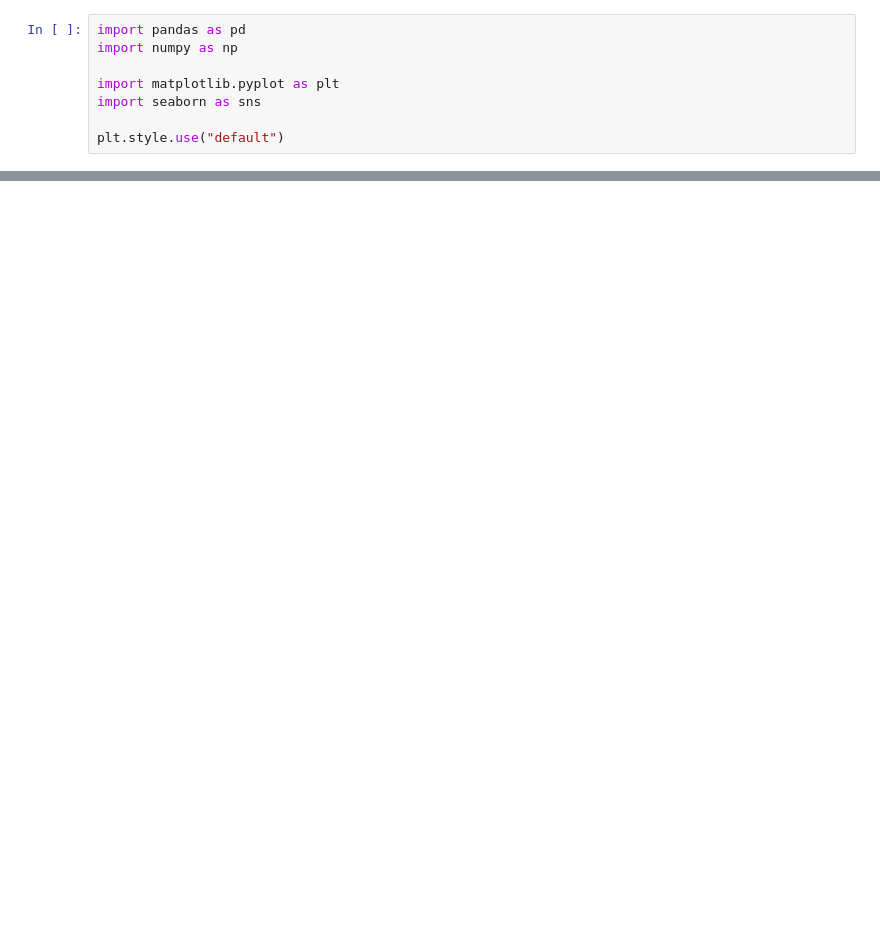
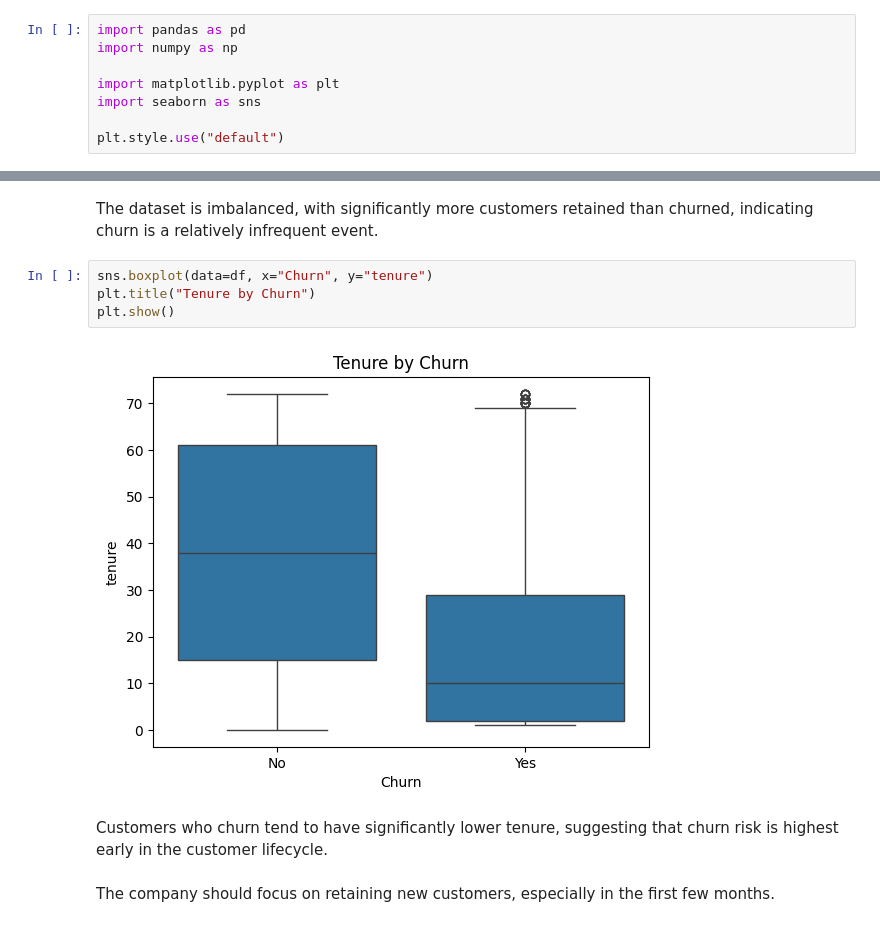
Before and after one commit to jblaibel/data_portfolio, a Jupyter notebook: churn_analysis/churn_analysis.ipynb, the cells around one changed output, grey strips where cells are left out. Saved outputs shown, nothing was run; the diff lists cells and outputs as text; blank space fills up the shorter version.

```diff
--- a/churn_analysis/churn_analysis.ipynb
+++ b/churn_analysis/churn_analysis.ipynb
@@ -13,0 +123,12 @@ FileNotFoundError: [Errno 2] No such file or directory: 'WA_Fn-UseC_-Telco-Custo
+# %% [markdown]
+The dataset is imbalanced, with significantly more customers retained than churned, indicating churn is a relatively infrequent event.
+# %%
+sns.boxplot(data=df, x="Churn", y="tenure")
+plt.title("Tenure by Churn")
+plt.show()
+# %% [output]
+[figure, added]
+# %% [markdown]
+Customers who churn tend to have significantly lower tenure, suggesting that churn risk is highest early in the customer lifecycle.
+# %% [markdown]
+The company should focus on retaining new customers, especially in the first few months.
```
Also changed, not shown: parts of 13 cells of this notebook.
